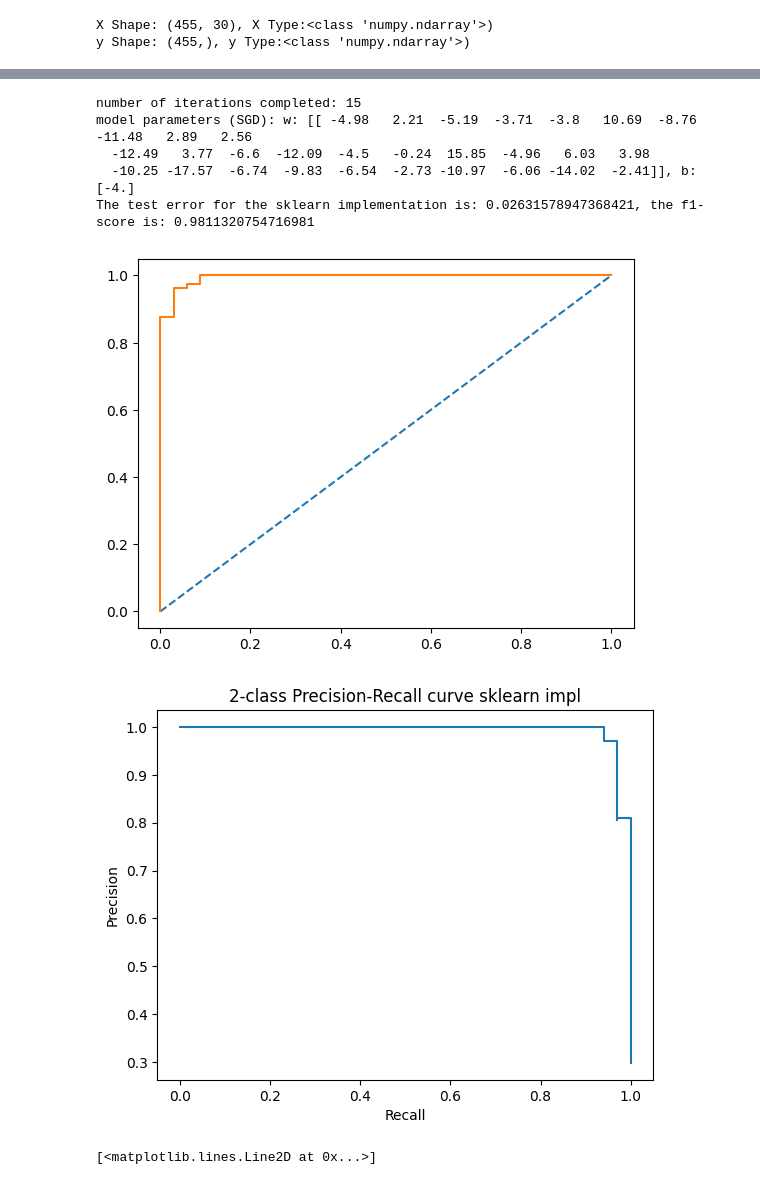
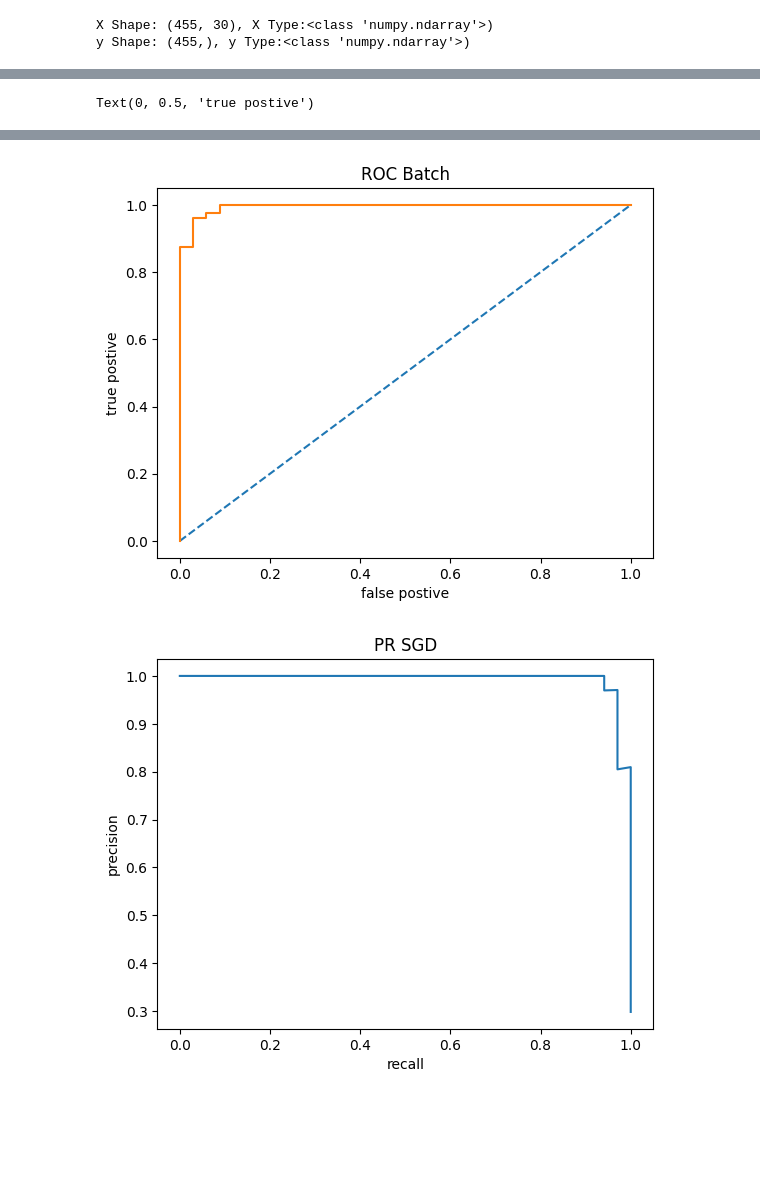
Before and after one commit to fistfulofyen/Applications_of_Machine_Learning, a Jupyter notebook: binary_classification_logistic_regression.ipynb, the cells around one changed output, grey strips where cells are left out. Saved outputs shown, nothing was run; the diff lists cells and outputs as text; code cells hidden in the pictures; blank space fills up the shorter version.

```diff
--- a/binary_classification_logistic_regression.ipynb
+++ b/binary_classification_logistic_regression.ipynb
@@ -459,6 +535,7 @@ F1 score: 0.9625000000000001
 # sklearn
 # batch
 # calc parameter w and b
+print("Batch")
 log_reg_batch =LogisticRegression(random_state=my_ID)
 log_reg_batch.fit(x_train, y_train)
 print(f"number of iterations completed: {log_reg_batch.n_iter_}")
@@ -475,20 +552,26 @@ print(f"The test error for the sklearn implementation is: {best_misclass_rate},
 # plot PR curve
 probas_pred = log_reg_batch.predict_proba(x_test)[:,0]
 precision, recall, _ = precision_recall_curve(y_test, probas_pred, pos_label=0)
-plot_pr_curve(precision, recall, "2-class Precision-Recall curve sklearn impl")
-plt.show()
+plt.figure()
+plt.plot(recall,precision)
+plt.title("PR Batch")
+plt.xlabel("recall")
+plt.ylabel("precision")
 
 # ROC curve
 # B = ln((1-theta)/theta) where theta is the boundry
 probas_pred = log_reg_batch.predict_proba(x_test)[:,1]
 fpr, tpr, thresholds = roc_curve(y_test, probas_pred)
+plt.figure()
 plt.plot([0,1],[0,1], '--')
 plt.plot(fpr,tpr)
-# display = RocCurveDisplay(fpr=fpr, tpr=tpr)
-# display.plot()
+plt.title("ROC Batch")
+plt.xlabel("false postive")
+plt.ylabel("true postive")
 
 # SGD
 # calc parameter w and b
+print("SGD")
 log_reg_SGD = SGDClassifier(random_state=my_ID,loss="log_loss")
 log_reg_SGD.fit(x_train, y_train)
 print(f"number of iterations completed: {log_reg_SGD.n_iter_}")
@@ -505,15 +588,20 @@ print(f"The test error for the sklearn implementation is: {best_misclass_rate},
 # plot PR curve
 probas_pred = log_reg_SGD.predict_proba(x_test)[:, 0]
 precision, recall, thresholds = precision_recall_curve(y_test, probas_pred, pos_label=0)
-plot_pr_curve(precision, recall, "2-class Precision-Recall curve sklearn impl")
-plt.show()
+plt.figure()
+plt.plot(recall,precision)
+plt.title("PR SGD")
+plt.xlabel("recall")
+plt.ylabel("precision")
 
 # ROC curve
 # B = ln((1-theta)/theta) where theta is the boundry
 probas_pred = log_reg_batch.predict_proba(x_test)[:,1]
 fpr, tpr, thresholds = roc_curve(y_test, probas_pred)
+plt.figure()
 plt.plot([0,1],[0,1], '--')
 plt.plot(fpr,tpr)
-# display = RocCurveDisplay(fpr=fpr, tpr=tpr)
-# display.plot()
+plt.title("ROC SGD")
+plt.xlabel("false postive")
+plt.ylabel("true postive")
 # %% [output]
@@ -524,0 +620 @@ The test error for the sklearn implementation is: 0.03508771929824561, the f1-sc
+Text(0, 0.5, 'true postive')
@@ -526,8 +622,2 @@ The test error for the sklearn implementation is: 0.03508771929824561, the f1-sc
-number of iterations completed: 15
-model parameters (SGD): w: [[ -4.98   2.21  -5.19  -3.71  -3.8   10.69  -8.76 -11.48   2.89   2.56
-  -12.49   3.77  -6.6  -12.09  -4.5   -0.24  15.85  -4.96   6.03   3.98
-  -10.25 -17.57  -6.74  -9.83  -6.54  -2.73 -10.97  -6.06 -14.02  -2.41]], b:[-4.]
-The test error for the sklearn implementation is: 0.02631578947368421, the f1-score is: 0.9811320754716981
-[figure, old version]
+[figure, new version]
-[figure, old version]
+[figure, new version]
-[<matplotlib.lines.Line2D at 0x...>]
```
Also changed, not shown: parts of 9 cells of this notebook.
